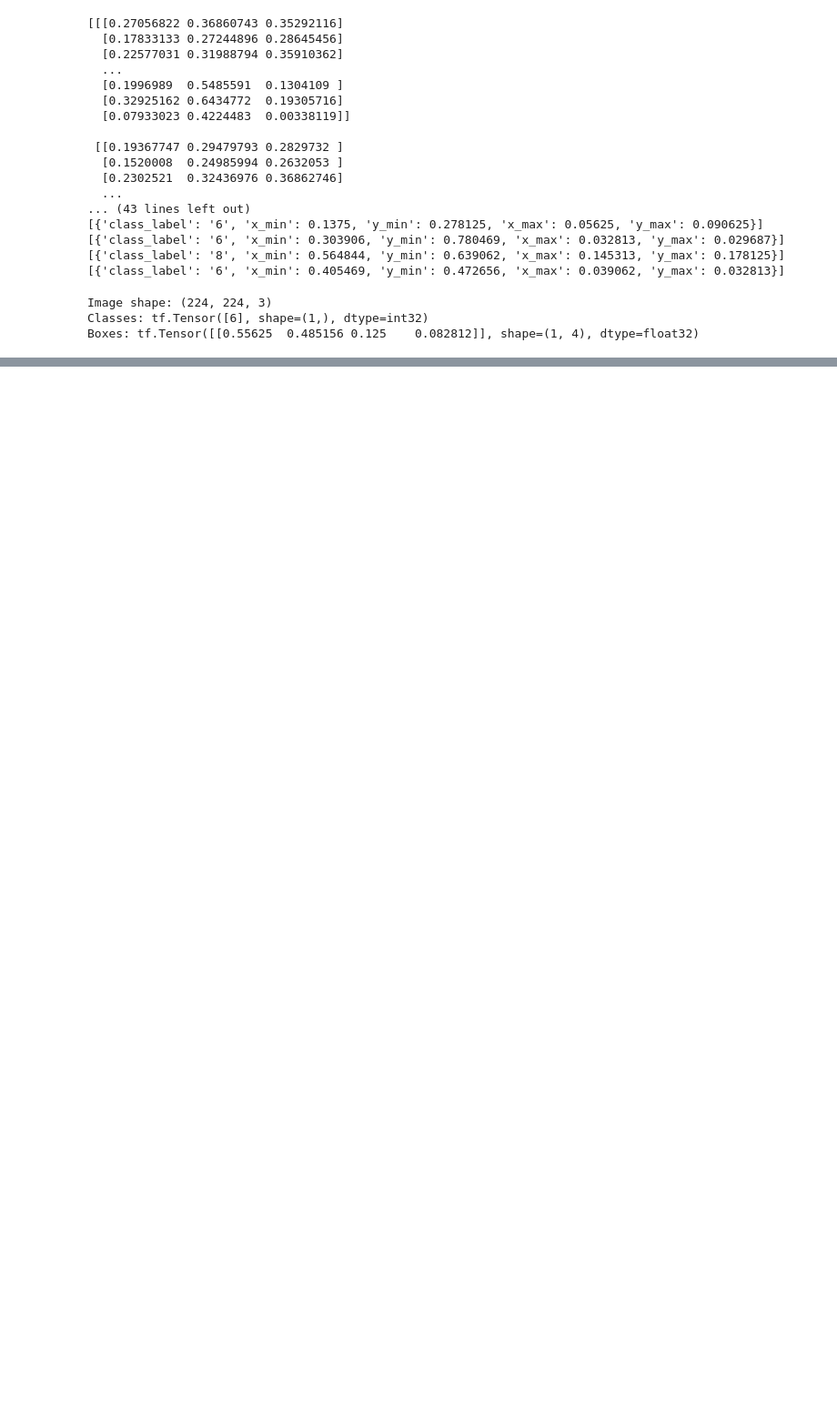
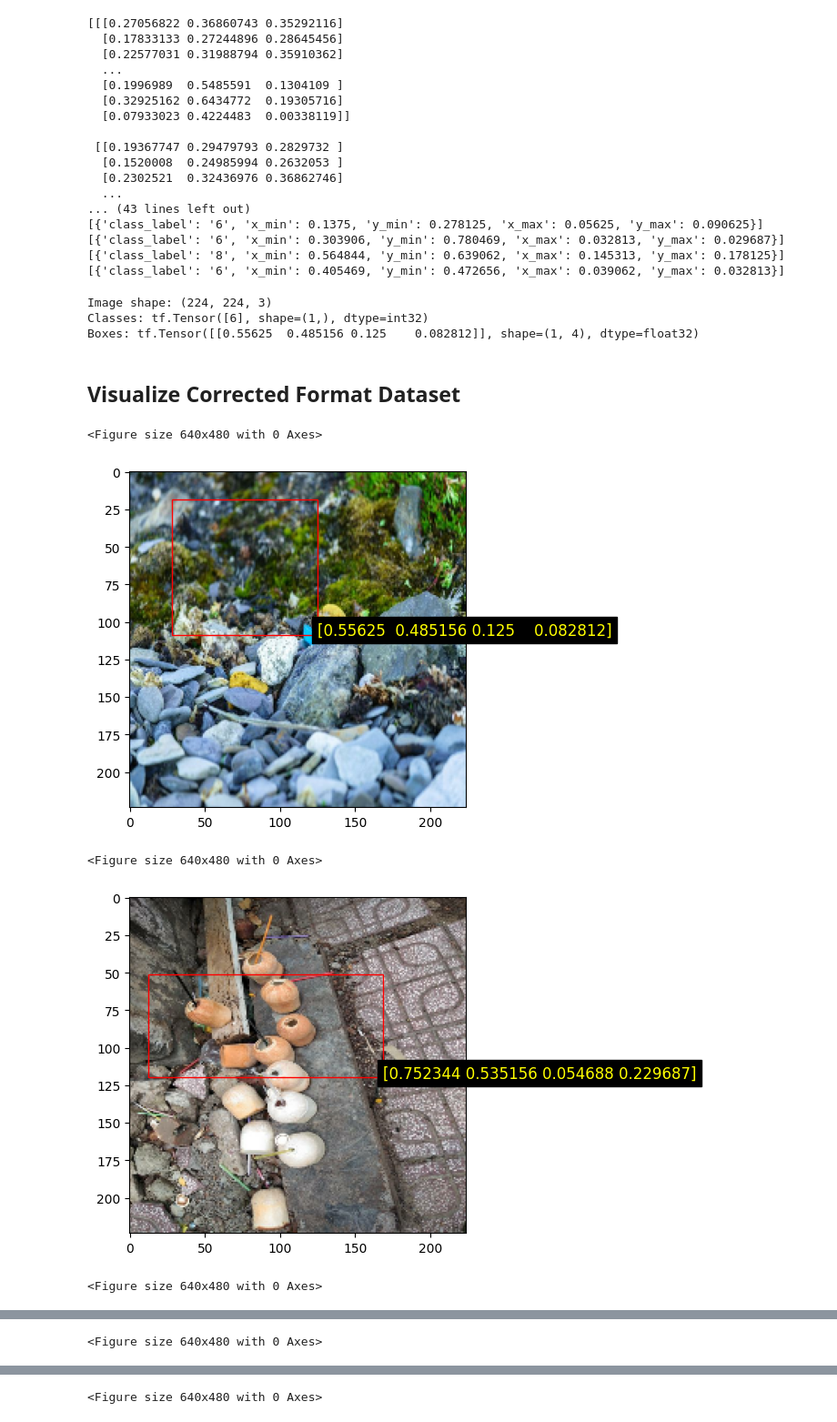
Before and after one commit to 7exp/craft-it-multi-label-image-classification, a Jupyter notebook: main.ipynb, the cells around one changed output, grey strips where cells are left out. Shown at 91% size. Saved outputs shown, nothing was run; the diff lists cells and outputs as text; code cells hidden in the pictures; blank space fills up the shorter version.

```diff
--- a/main.ipynb
+++ b/main.ipynb
@@ -142,3 +148,5 @@ for image, (classes, boxes) in train_dataset.take(1):
 Image shape: (224, 224, 3)
 Classes: tf.Tensor([6], shape=(1,), dtype=int32)
 Boxes: tf.Tensor([[0.55625  0.485156 0.125    0.082812]], shape=(1, 4), dtype=float32)
+# %% [markdown]
+## Visualize Corrected Format Dataset
@@ -144,0 +200,8 @@ Boxes: tf.Tensor([[0.55625  0.485156 0.125    0.082812]], shape=(1, 4), dtype=fl
+# %%
+visualize_dataset(train_dataset)
+# %% [output]
+<Figure size 640x480 with 0 Axes>
+[figure, added]
+<Figure size 640x480 with 0 Axes>
+[figure, added]
+<Figure size 640x480 with 0 Axes>
@@ -144,0 +209 @@ Boxes: tf.Tensor([[0.55625  0.485156 0.125    0.082812]], shape=(1, 4), dtype=fl
+<Figure size 640x480 with 0 Axes>
@@ -144,0 +211 @@ Boxes: tf.Tensor([[0.55625  0.485156 0.125    0.082812]], shape=(1, 4), dtype=fl
+<Figure size 640x480 with 0 Axes>
```
Also changed, not shown: parts of 5 cells of this notebook.
